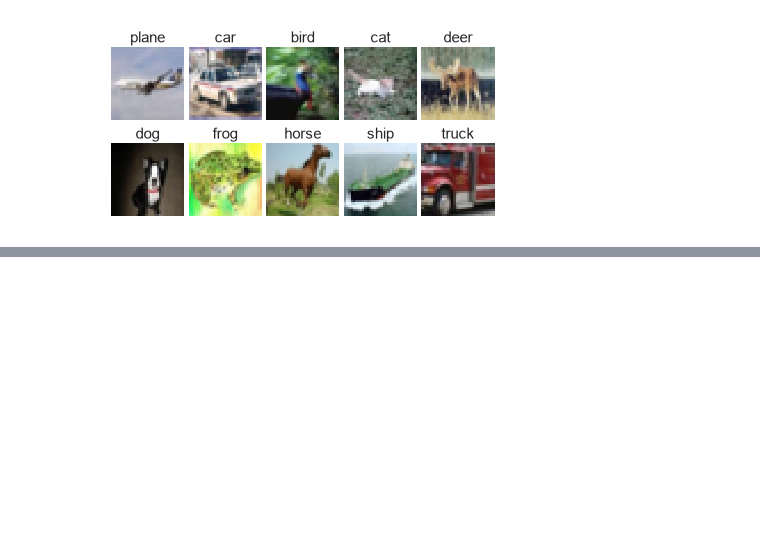
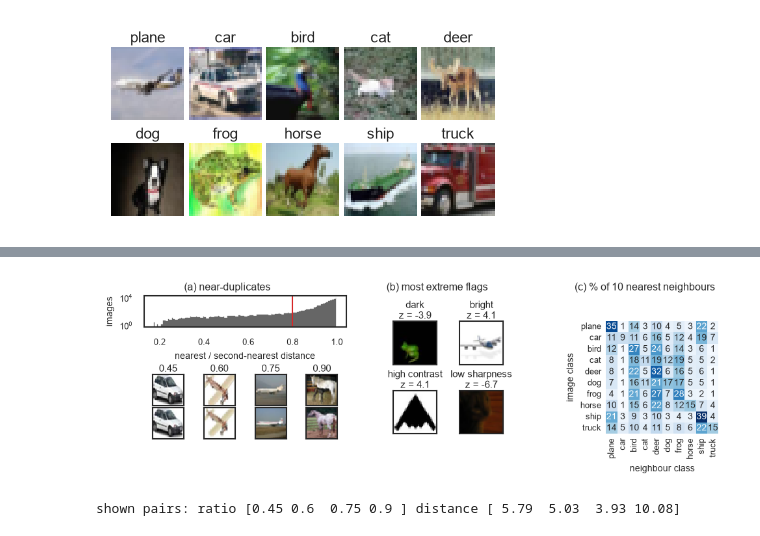
Before and after one commit to AmanSK28/cifar10-explore-cluster-classify, a Jupyter notebook: cifar10.ipynb, the cells around one changed output, grey strips where cells are left out. Saved outputs shown, nothing was run; the diff lists cells and outputs as text; code cells hidden in the pictures; blank space fills up the shorter version.

Commit message:
Add near-duplicate and quality checks

```diff
--- a/cifar10.ipynb
+++ b/cifar10.ipynb
@@ -153,0 +212,19 @@ plt.show()
+# %%
+def quality_table(images):
+    grey = images @ np.array([0.299, 0.587, 0.114]) / 255
+    laplacian = (grey[:, :-2, 1:-1] + grey[:, 2:, 1:-1] + grey[:, 1:-1, :-2]
+                 + grey[:, 1:-1, 2:] - 4 * grey[:, 1:-1, 1:-1])
+    # log because a few images have very large values
+    return pd.DataFrame({"brightness": grey.mean(axis=(1, 2)), "contrast": grey.std(axis=(1, 2)),
+                         "log sharpness": np.log(laplacian.var(axis=(1, 2)))})
+
+def modified_z(x):
+    return 0.6745 * (x - x.median()) / (x - x.median()).abs().median()
+
+quality = quality_table(train_images[train_idx])
+quality_z = quality.apply(modified_z)
+quality_flags = quality_z.abs() > 3.5
+corrupt = quality["contrast"] == 0
+print(pd.DataFrame({"low": (quality_z < -3.5).sum(), "high": (quality_z > 3.5).sum()}).T)
+print("flagged by any check:", quality_flags.any(axis=1).sum(), "of", len(quality))
+print("constant images (corrupt):", corrupt.sum())
@@ -153,0 +286,47 @@ plt.show()
+# %%
+fig = plt.figure(figsize=(TEXT_WIDTH, 1.65))
+panel_a, panel_b, panel_c = fig.subfigures(1, 3, width_ratios=[1.15, 0.72, 1.13], wspace=0.02)
+
+hist_part, pair_part = panel_a.subfigures(2, 1, height_ratios=[1.05, 1])
+hist_ax = hist_part.subplots()
+hist_part.subplots_adjust(left=0.17, right=0.97, bottom=0.42, top=0.8)
+hist_ax.hist(nearest_ratio, bins=100, color="0.4", histtype="stepfilled")
+hist_ax.axvline(COUNT_CUT, color="tab:red", lw=1)
+hist_ax.set(yscale="log", ylabel="images", xlabel="nearest / second-nearest distance")
+farthest_copy = np.flatnonzero(clear_copy)[nearest[clear_copy].argmax()]
+shown = [farthest_copy] + [np.abs(nearest_ratio - r).argmin() for r in [0.6, 0.75, 0.9]]
+pair_axes = pair_part.subplots(2, 4, gridspec_kw={"wspace": 0.06, "hspace": 0.06})
+pair_part.subplots_adjust(left=0.17, right=0.97, bottom=0.02, top=0.84)
+for col, k in enumerate(shown):
+    pair_axes[0, col].imshow(all_images[k])
+    pair_axes[1, col].imshow(all_images[nn_idx[k, 1]])
+    pair_axes[0, col].set_title(f"{nearest_ratio[k]:.2f}")
+for ax in pair_axes.flat:
+    ax.set(xticks=[], yticks=[])
+panel_a.suptitle("(a) near-duplicates")
+
+flagged_examples = [("dark", "brightness", quality_z["brightness"].idxmin()),
+                    ("bright", "brightness", quality_z["brightness"].idxmax()),
+                    ("high contrast", "contrast", quality_z["contrast"].idxmax()),
+                    ("low sharpness", "log sharpness", quality_z["log sharpness"].idxmin())]
+quality_axes = panel_b.subplots(2, 2, gridspec_kw={"wspace": 0.1, "hspace": 0.6})
+panel_b.subplots_adjust(top=0.74, bottom=0.04)
+for ax, (name, metric, k) in zip(quality_axes.flat, flagged_examples):
+    ax.imshow(train_images[train_idx[k]])
+    ax.set_title(f"{name}\nz = {quality_z.loc[k, metric]:.1f}")
+    ax.set(xticks=[], yticks=[])
+panel_b.suptitle("(b) most extreme flags")
+
+heat_ax = panel_c.subplots()
+sns.heatmap(neighbour_matrix * 100, ax=heat_ax, cmap="Blues", annot=True, fmt=".0f",
+            cbar=False, square=True, xticklabels=short_names, yticklabels=short_names)
+heat_ax.set(xlabel="neighbour class", ylabel="image class")
+heat_ax.tick_params(length=0)
+panel_c.suptitle("(c) % of 10 nearest neighbours")
+
+fig.savefig("figures/a2_quality.png")
+plt.show()
+print("shown pairs: ratio", nearest_ratio[shown].round(2), "distance", nearest[shown].round(2))
+# %% [output]
+[figure, added]
+shown pairs: ratio [0.45 0.6  0.75 0.9 ] distance [ 5.79  5.03  3.93 10.08]
```
Also changed, not shown: parts of 5 cells of this notebook, 1 other file.
